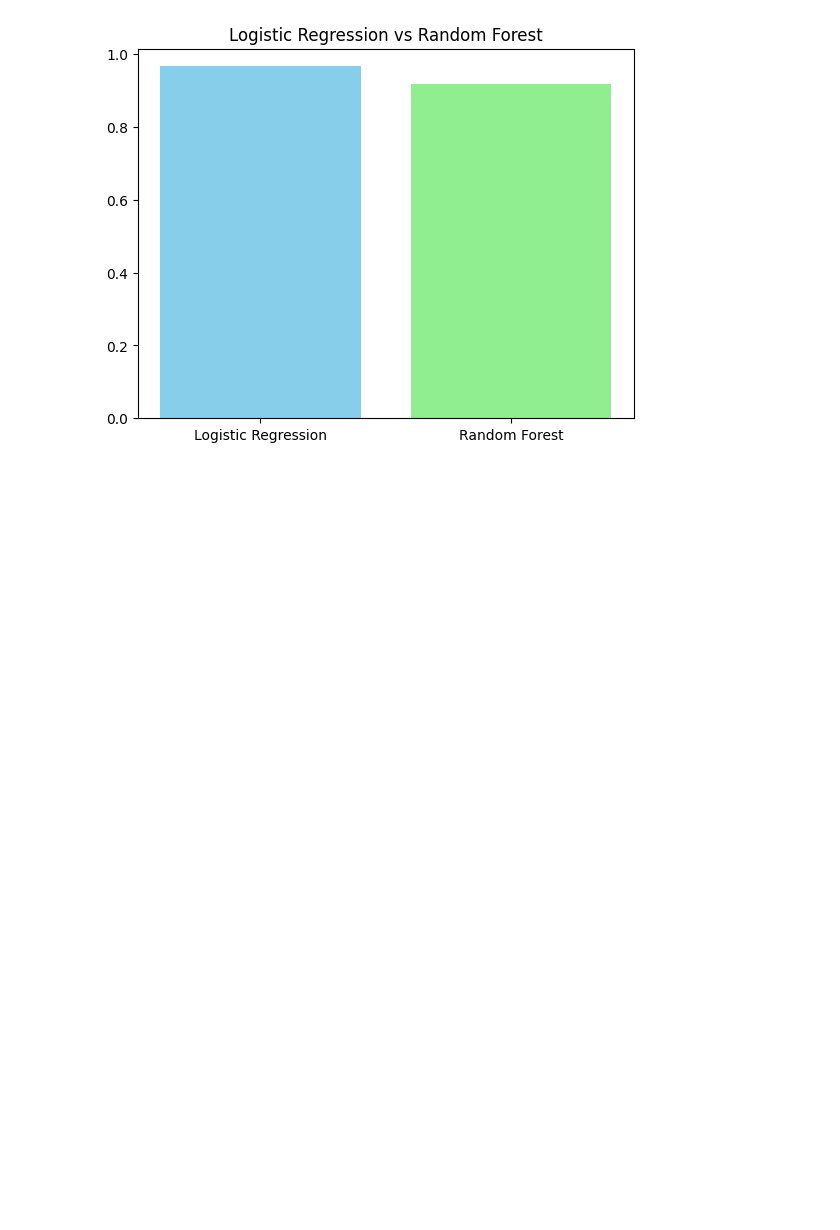
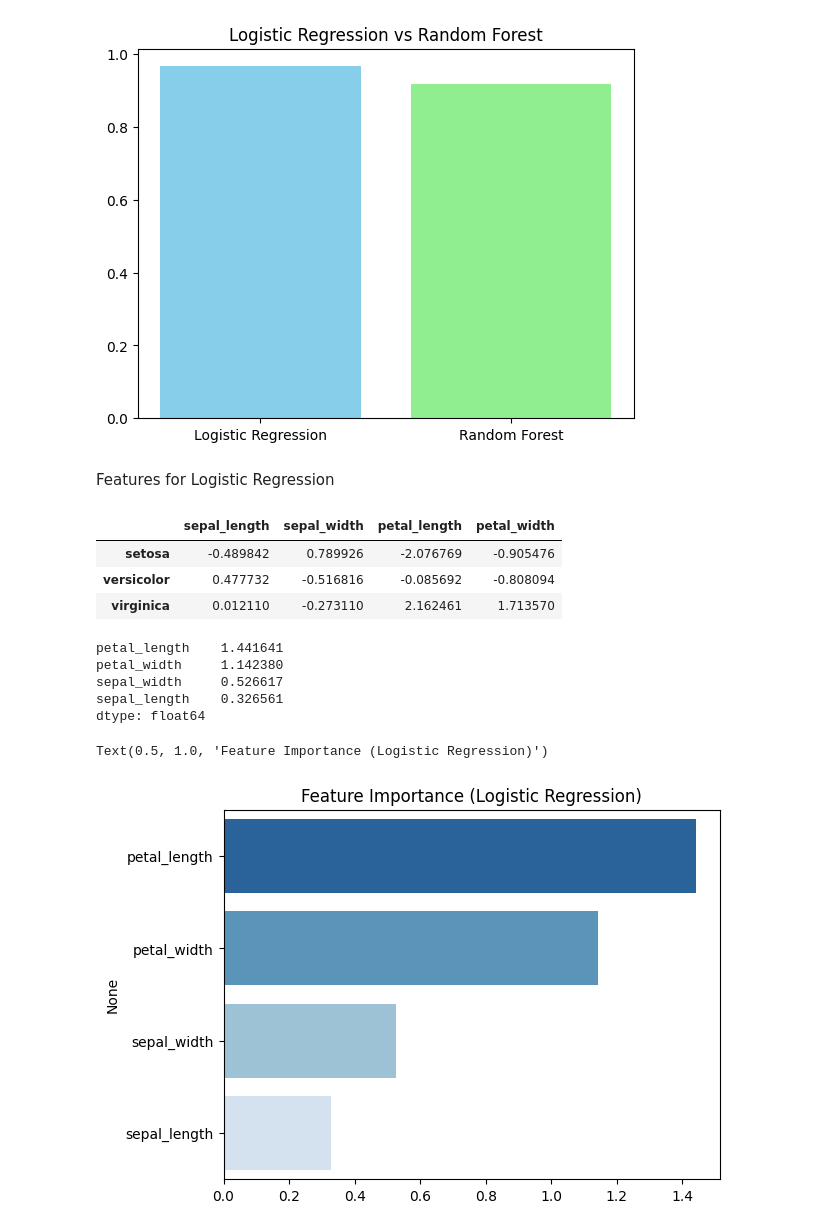
Before and after one commit to e-saidha/Iris-flower-ML, a Jupyter notebook: Iris_Flower_ML.ipynb, the cells around one changed output. Saved outputs shown, nothing was run; the diff lists cells and outputs as text; code cells hidden in the pictures; blank space fills up the shorter version.

```diff
--- a/Iris_Flower_ML.ipynb
+++ b/Iris_Flower_ML.ipynb
@@ -193,3 +185,30 @@ plt.title('Logistic Regression vs Random Forest')
 # %% [output]
 Text(0.5, 1.0, 'Logistic Regression vs Random Forest')
 [figure]
+# %% [markdown]
+Features for Logistic Regression
+# %%
+coeffs = pd.DataFrame(model.coef_, columns = X.columns, index = model.classes_)
+# %%
+coeffs.head()
+# %% [output]
+|  | sepal_length | sepal_width | petal_length | petal_width |
+| setosa | -0.489842 | 0.789926 | -2.076769 | -0.905476 |
+| versicolor | 0.477732 | -0.516816 | -0.085692 | -0.808094 |
+| virginica | 0.012110 | -0.273110 | 2.162461 | 1.713570 |
+# %%
+lr_imp = coeffs.abs().mean().sort_values(ascending = False)
+# %%
+print(lr_imp)
+# %% [output]
+petal_length    1.441641
+petal_width     1.142380
+sepal_width     0.526617
+sepal_length    0.326561
+dtype: float64
+# %%
+sns.barplot(x=lr_imp.values,y=lr_imp.index,hue=lr_imp.index,legend=False,palette = 'Blues_r')
+plt.title("Feature Importance (Logistic Regression)")
+# %% [output]
+Text(0.5, 1.0, 'Feature Importance (Logistic Regression)')
+[figure, added]
```
Also changed, not shown: parts of 5 cells of this notebook.
